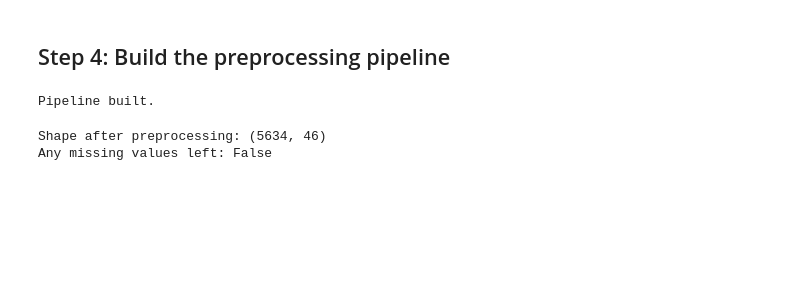
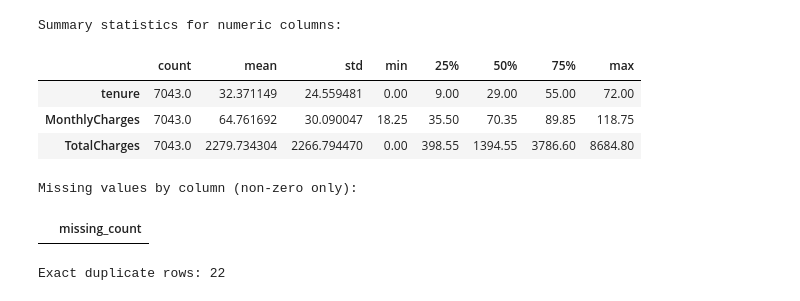
Before and after one commit to umarkhemis/ML_Caption_Project, a Jupyter notebook: notebooks/01_data_pipeline_baseline.ipynb, the cells around one changed output. Drawn from its saved outputs; the diff is of its cells as text; code cells hidden in the pictures; blank space fills up the shorter version.

```diff
--- a/notebooks/01_data_pipeline_baseline.ipynb
+++ b/notebooks/01_data_pipeline_baseline.ipynb
@@ -147,50 +36,15 @@ Churn rate in test set:     0.265
-# %% [markdown]
-## Step 4: Build the preprocessing pipeline
-# %%
-from sklearn.compose import ColumnTransformer
-from sklearn.pipeline import Pipeline
-from sklearn.impute import SimpleImputer
-from sklearn.preprocessing import StandardScaler, OneHotEncoder
-
-# List the numeric columns and the category (text) columns separately,
-# because they each need different treatment.
-
-numeric_columns = ['tenure', 'MonthlyCharges', 'TotalCharges']
-
-category_columns = [
-    'gender', 'SeniorCitizen', 'Partner', 'Dependents', 'PhoneService',
-    'MultipleLines', 'InternetService', 'OnlineSecurity', 'OnlineBackup',
-    'DeviceProtection', 'TechSupport', 'StreamingTV', 'StreamingMovies',
-    'Contract', 'PaperlessBilling', 'PaymentMethod',
-]
-
-# Steps for the numeric columns: first fill in missing values, then scale them
-numeric_steps = Pipeline([
-    ('fill_missing', SimpleImputer(strategy='median')),
-    ('scale', StandardScaler()),
-])
-
-# Step for the category columns: turn each category into its own 0/1 column
-category_steps = OneHotEncoder(handle_unknown='ignore')
-# handle_unknown='ignore' means: if the test set has a category the training set never saw,
-# don't crash - just treat it as all zeros.
-
-# Now combine both: apply numeric_steps to the numeric columns,
-# and category_steps to the category columns
-preprocessing = ColumnTransformer([
-    ('numbers', numeric_steps, numeric_columns),
-    ('categories', category_steps, category_columns),
-])
-
-print('Pipeline built.')
-# %% [output]
-Pipeline built.
-# %%
-# quick check: after preprocessing, is there any missing data left, and how many columns do we have now?
-X_train_ready = preprocessing.transform(X_train)
-
-print('Shape after preprocessing:', X_train_ready.shape)
-print('Any missing values left:', np.isnan(X_train_ready).any())
-# %% [output]
-Shape after preprocessing: (5634, 46)
-Any missing values left: False
+# %%
+print('Summary statistics for numeric columns:')
+display(df[NUMERIC_COLUMNS].describe().T)
+print('Missing values by column (non-zero only):')
+display(df.isna().sum().loc[lambda s: s.gt(0)].to_frame('missing_count'))
+print('Exact duplicate rows:', int(df.duplicated().sum()))
+# %% [output]
+Summary statistics for numeric columns:
+|  | count | mean | std | min | 25% | 50% | 75% | max |
+| tenure | 7043.0 | 32.371149 | 24.559481 | 0.00 | 9.00 | 29.00 | 55.00 | 72.00 |
+| MonthlyCharges | 7043.0 | 64.761692 | 30.090047 | 18.25 | 35.50 | 70.35 | 89.85 | 118.75 |
+| TotalCharges | 7043.0 | 2279.734304 | 2266.794470 | 0.00 | 398.55 | 1394.55 | 3786.60 | 8684.80 |
+Missing values by column (non-zero only):
+|  | missing_count |
+Exact duplicate rows: 22
```
Also changed, not shown: parts of 25 cells of this notebook.
